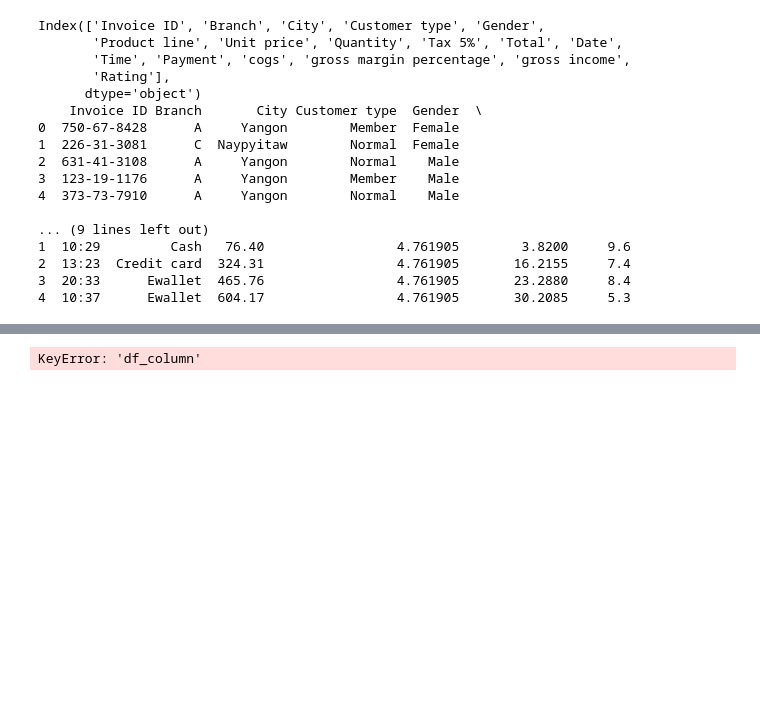
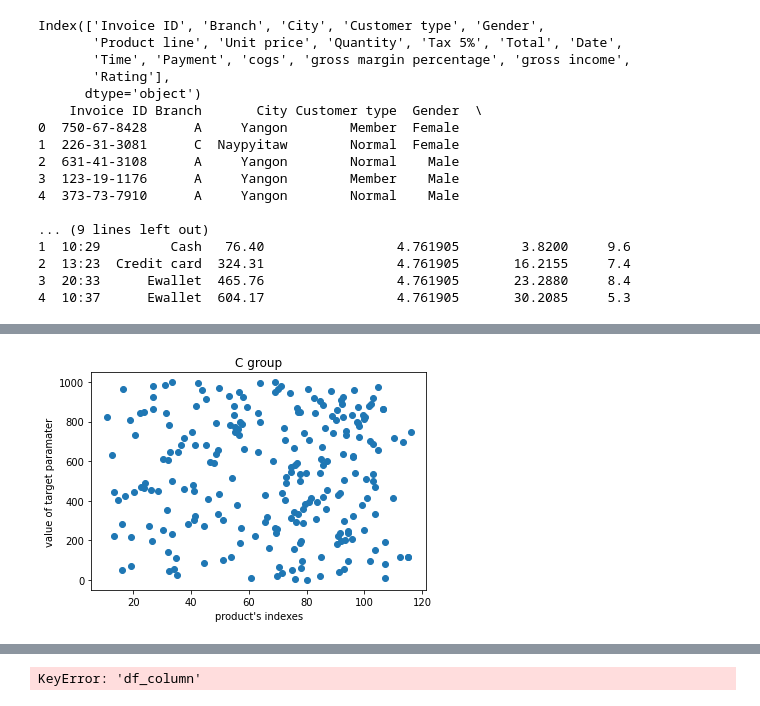
Before and after one commit to ranagul/-, a Jupyter notebook: abc_analysis2.ipynb, the cells around one changed output, grey strips where cells are left out. Cells and saved outputs as stored; diff of their text form; code cells hidden in the pictures; blank space fills up the shorter version.

```diff
--- a/abc_analysis2.ipynb
+++ b/abc_analysis2.ipynb
@@ -110,0 +137,8 @@ Name: Invoice ID, dtype: object
+# %%
+plt.scatter(df['Total'][c.index.values], c.index.values)
+plt.xlabel('product\'s indexes')
+plt.ylabel('value of target paramater')
+plt.title('C group')
+plt.savefig('abc_pictures/C_group.png', format='png', dpi=600)
+# %% [output]
+[figure, added]
```
Also changed, not shown: parts of 16 cells of this notebook, 13 other files.
